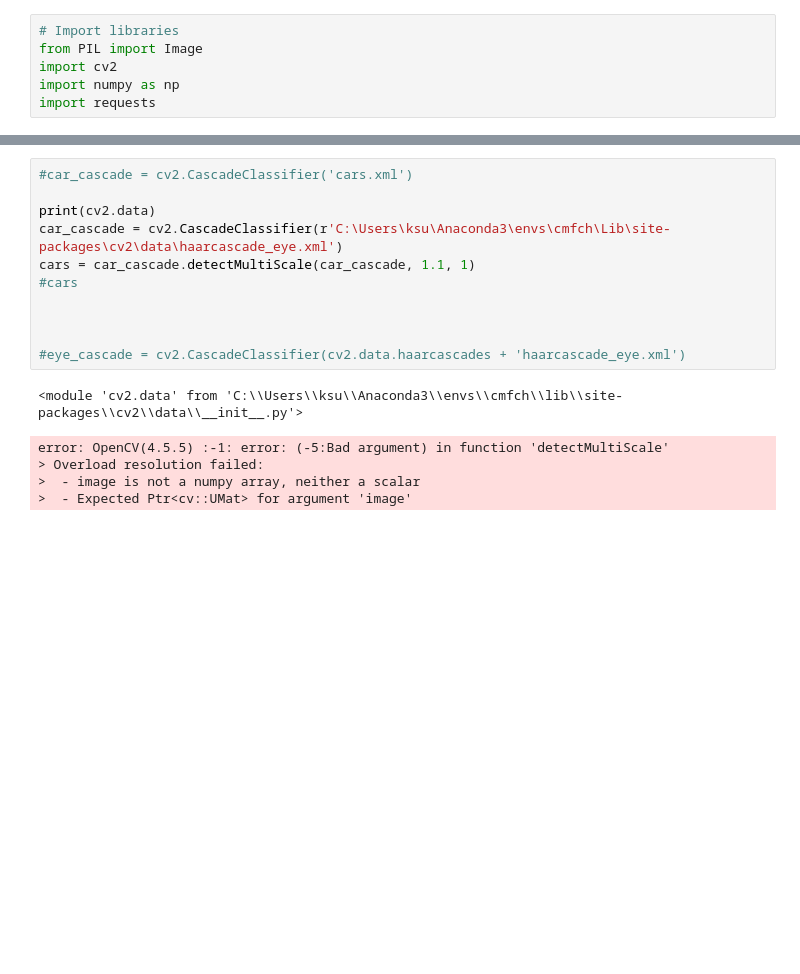
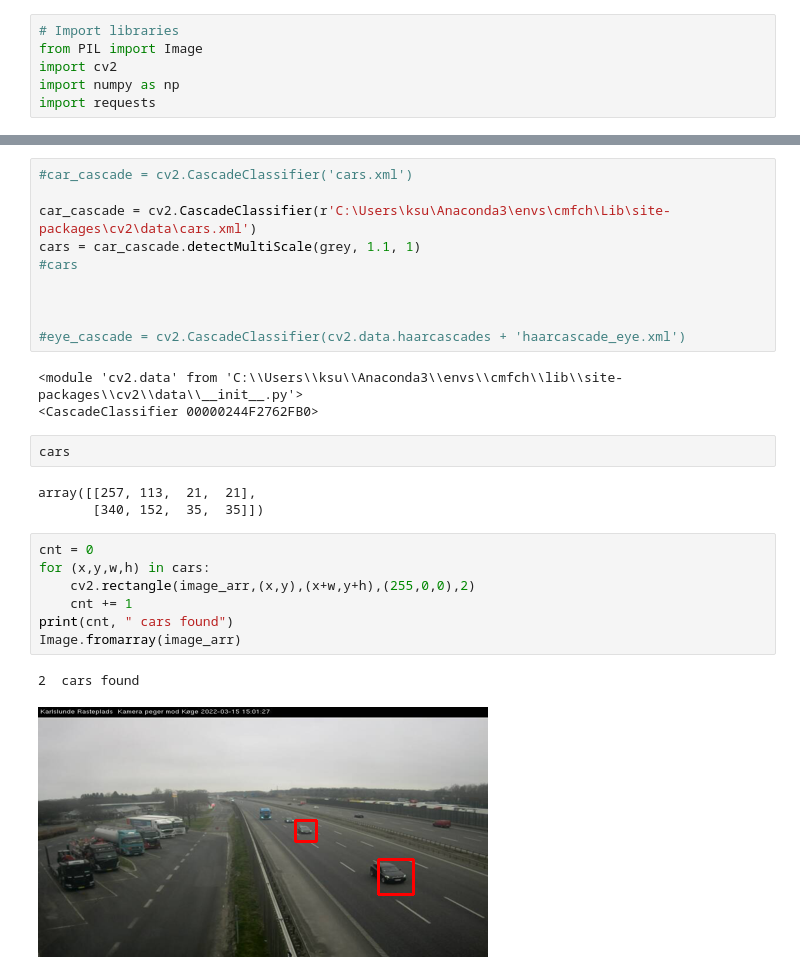
Before and after one commit to InnoCyPES-ESR9/CM-FCH, a Jupyter notebook: Untitled.ipynb, the cells around one changed output, grey strips where cells are left out. Saved outputs shown, nothing was run; the diff lists cells and outputs as text; blank space fills up the shorter version.

Commit message:
Car detection running

```diff
--- a/Untitled.ipynb
+++ b/Untitled.ipynb
@@ -35,9 +35,8 @@ Image.fromarray(closing)
 # %%
 #car_cascade = cv2.CascadeClassifier('cars.xml')
 
-print(cv2.data)
-car_cascade = cv2.CascadeClassifier(r'C:\Users\ksu\Anaconda3\envs\cmfch\Lib\site-packages\cv2\data\haarcascade_eye.xml')
-cars = car_cascade.detectMultiScale(car_cascade, 1.1, 1)
+car_cascade = cv2.CascadeClassifier(r'C:\Users\ksu\Anaconda3\envs\cmfch\Lib\site-packages\cv2\data\cars.xml')
+cars = car_cascade.detectMultiScale(grey, 1.1, 1)
 #cars
 
 
@@ -45,7 +44,19 @@ cars = car_cascade.detectMultiScale(car_cascade, 1.1, 1)
 #eye_cascade = cv2.CascadeClassifier(cv2.data.haarcascades + 'haarcascade_eye.xml')
 # %% [output]
 <module 'cv2.data' from 'C:\\Users\\ksu\\Anaconda3\\envs\\cmfch\\lib\\site-packages\\cv2\\data\\__init__.py'>
+<CascadeClassifier 00000244F2762FB0>
-error: OpenCV(4.5.5) :-1: error: (-5:Bad argument) in function 'detectMultiScale'
-> Overload resolution failed:
->  - image is not a numpy array, neither a scalar
->  - Expected Ptr<cv::UMat> for argument 'image'
+# %%
+cars
+# %% [output]
+array([[257, 113,  21,  21],
+       [340, 152,  35,  35]])
+# %%
+cnt = 0
+for (x,y,w,h) in cars:
+    cv2.rectangle(image_arr,(x,y),(x+w,y+h),(255,0,0),2)
+    cnt += 1
+print(cnt, " cars found")
+Image.fromarray(image_arr)
+# %% [output]
+2  cars found
+[figure, added]
```
Also changed, not shown: parts of 8 cells of this notebook.
